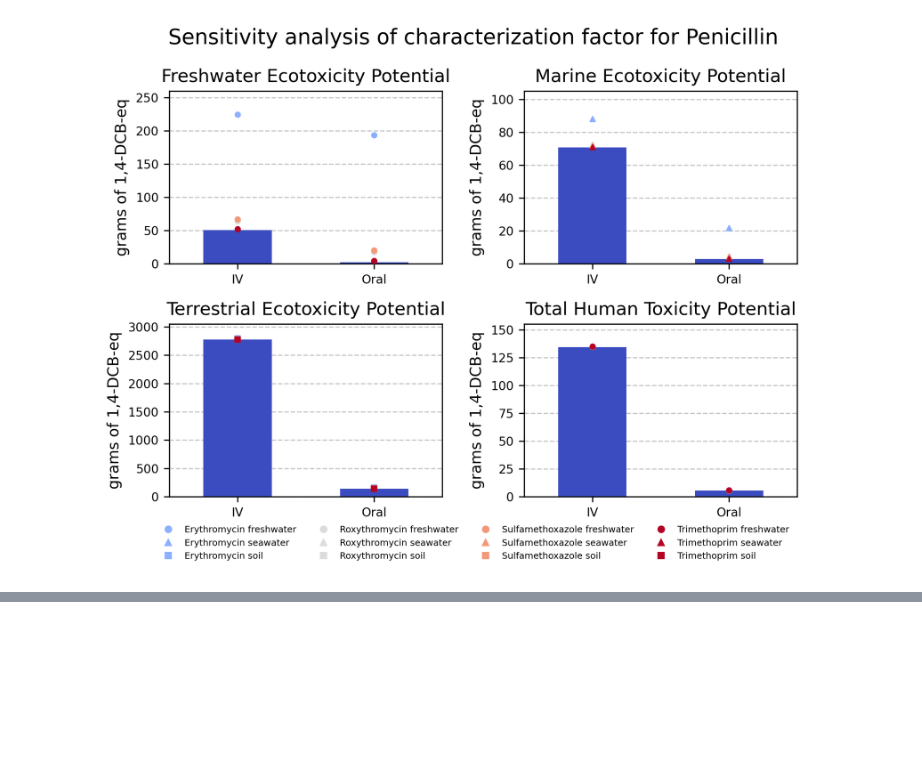
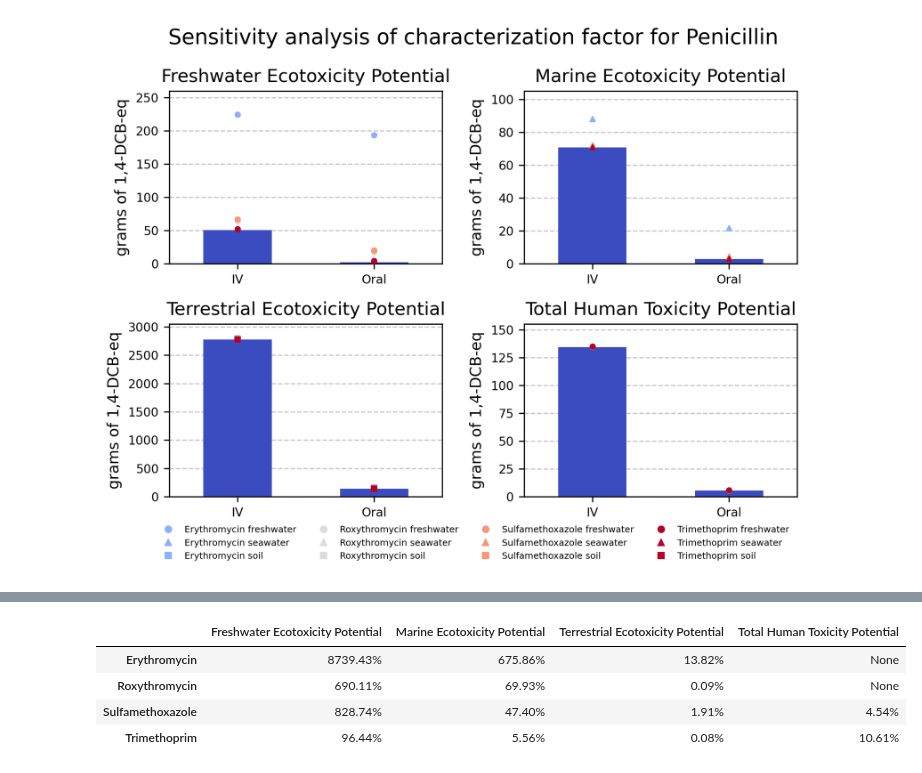
Before and after one commit to RuneWF/penicilin, a Jupyter notebook: Jupyter scripts/playbox.ipynb, the cells around one changed output, grey strips where cells are left out. Drawn from its saved outputs; the diff is of its cells as text; code cells hidden in the pictures; blank space fills up the shorter version.

```diff
--- a/Jupyter scripts/playbox.ipynb
+++ b/Jupyter scripts/playbox.ipynb
@@ -312,0 +346,8 @@ pcs.penicillin_cf_sensitivity_plot()
+# %%
+diff_dct["Penicillin V, defined system"]
+# %% [output]
+|  | Freshwater Ecotoxicity Potential | Marine Ecotoxicity Potential | Terrestrial Ecotoxicity Potential | Total Human Toxicity Potential |
+| Erythromycin | 8739.43% | 675.86% | 13.82% | None |
+| Roxythromycin | 690.11% | 69.93% | 0.09% | None |
+| Sulfamethoxazole | 828.74% | 47.40% | 1.91% | 4.54% |
+| Trimethoprim | 96.44% | 5.56% | 0.08% | 10.61% |
```
Also changed, not shown: parts of 5 cells of this notebook, 1 other file.
